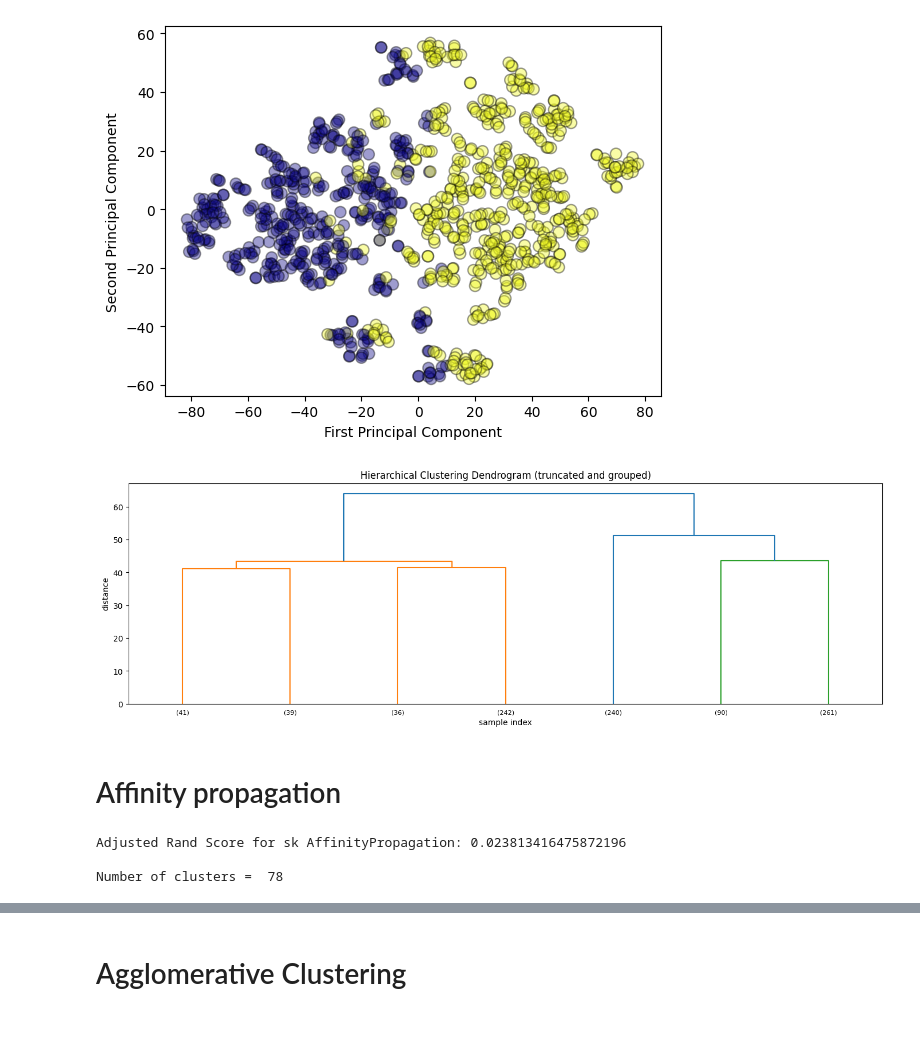
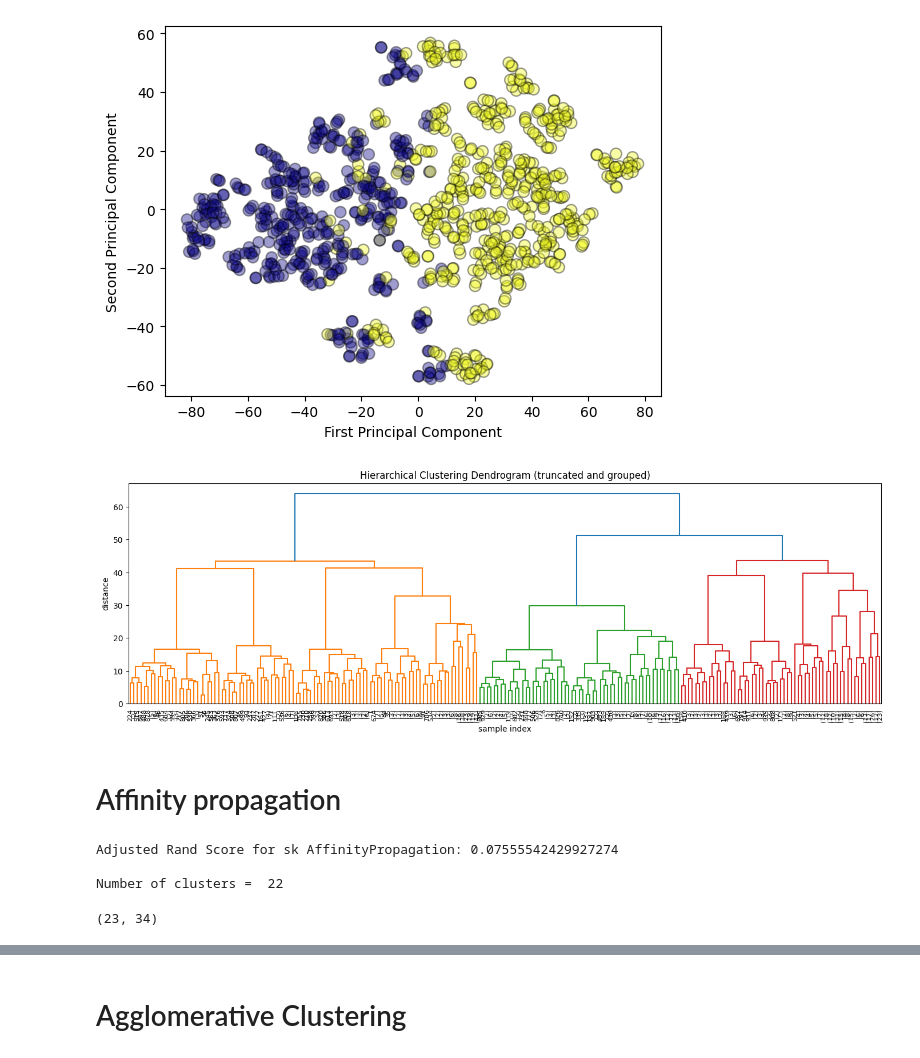
Before and after one commit to AI-is-out-there/2025-biomed-upskill, a Jupyter notebook: Обучение без учителя (кластеризация, PCA).ipynb, the cells around one changed output, grey strips where cells are left out. Saved outputs shown, nothing was run; the diff lists cells and outputs as text; code cells hidden in the pictures; blank space fills up the shorter version.

```diff
--- a/Обучение без учителя (кластеризация, PCA).ipynb
+++ b/Обучение без учителя (кластеризация, PCA).ipynb
@@ -395,13 +429,13 @@ cls_assignment = cls.fit_predict(scaled_data)
 # %%
 Z = ward(scaled_data)
 plt.figure(figsize=(17,5));
-R = dendrogram(Z, truncate_mode='lastp', p=7, orientation='top', leaf_font_size=8)
+R = dendrogram(Z, truncate_mode='level', p=7, orientation='top', leaf_font_size=8)
 plt.title('Hierarchical Clustering Dendrogram (truncated and grouped)')
 plt.xlabel('sample index')
 plt.ylabel('distance')
 plt.show()
 # %% [output]
-[figure, old version]
+[figure, new version]
 # %% [markdown]
 # Affinity propagation
 # %%
@@ -416,14 +450,18 @@ def plot_connected_points(X, labels, centers, cmap):
 # %%
-sk_ap = AffinityPropagation()
+sk_ap = AffinityPropagation(preference = -200)
 sk_ap_pred_res = sk_ap.fit_predict(scaled_data)
 sk_ap_ari = adjusted_rand_score(table_data['ССЗ'], sk_ap_pred_res)
 print(f'Adjusted Rand Score for sk AffinityPropagation: {sk_ap_ari}', '', sep='\n')
 print('Number of clusters = ', np.max(sk_ap_pred_res))
 #print('prediction', sk_ap_pred_res, sep='\n')
 # %% [output]
-Adjusted Rand Score for sk AffinityPropagation: 0.023813416475872196
+Adjusted Rand Score for sk AffinityPropagation: 0.07555542429927274
 
-Number of clusters =  78
+Number of clusters =  22
+# %%
+sk_ap.cluster_centers_.shape
+# %% [output]
+(23, 34)
 # %%
 plt.figure(figsize=(12, 5))
 
```
Also changed, not shown: parts of 31 cells of this notebook.
